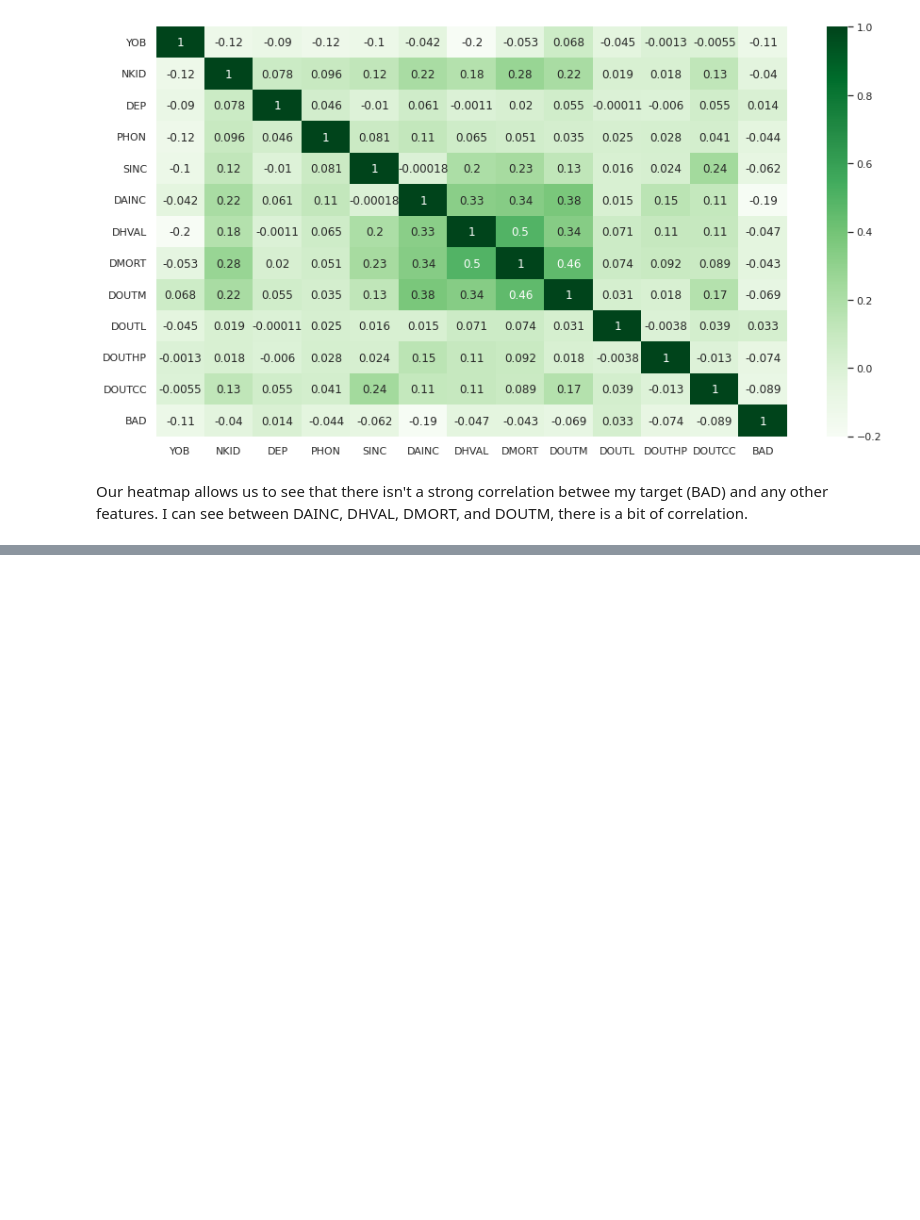
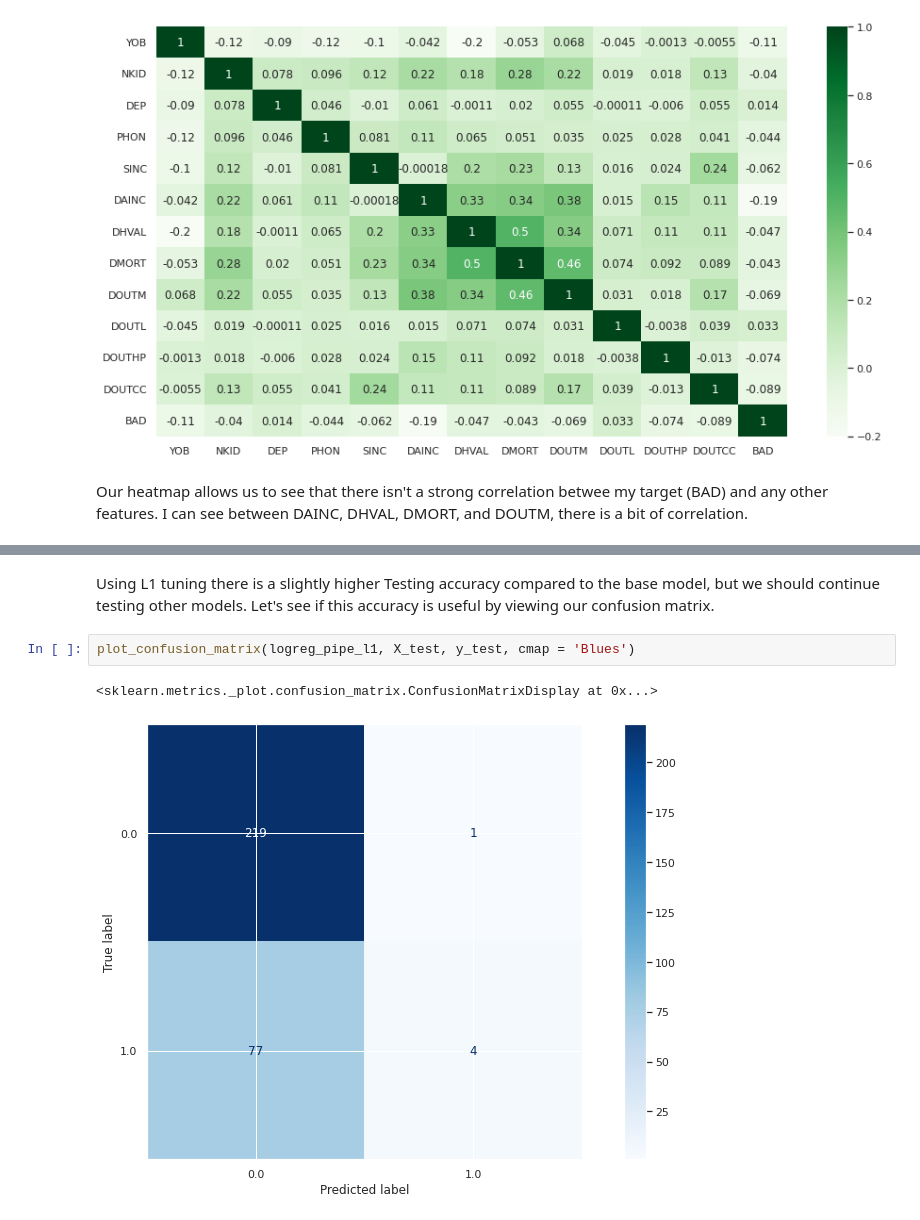
Before and after one commit to jacobmlloyd/credit-risk-modeling, a Jupyter notebook: Loan_Risk_Risk.ipynb, the cells around one changed output, grey strips where cells are left out. Drawn from its saved outputs; the diff is of its cells as text; blank space fills up the shorter version.

```diff
--- a/Loan_Risk_Risk.ipynb
+++ b/Loan_Risk_Risk.ipynb
@@ -201,0 +349,7 @@ Our heatmap allows us to see that there isn't a strong correlation betwee my tar
+# %% [markdown]
+Using L1 tuning there is a slightly higher Testing accuracy compared to the base model, but we should continue testing other models. Let's see if this accuracy is useful by viewing our confusion matrix.
+# %%
+plot_confusion_matrix(logreg_pipe_l1, X_test, y_test, cmap = 'Blues')
+# %% [output]
+<sklearn.metrics._plot.confusion_matrix.ConfusionMatrixDisplay at 0x...>
+[figure, added]
```
Also changed, not shown: parts of 56 cells of this notebook.
